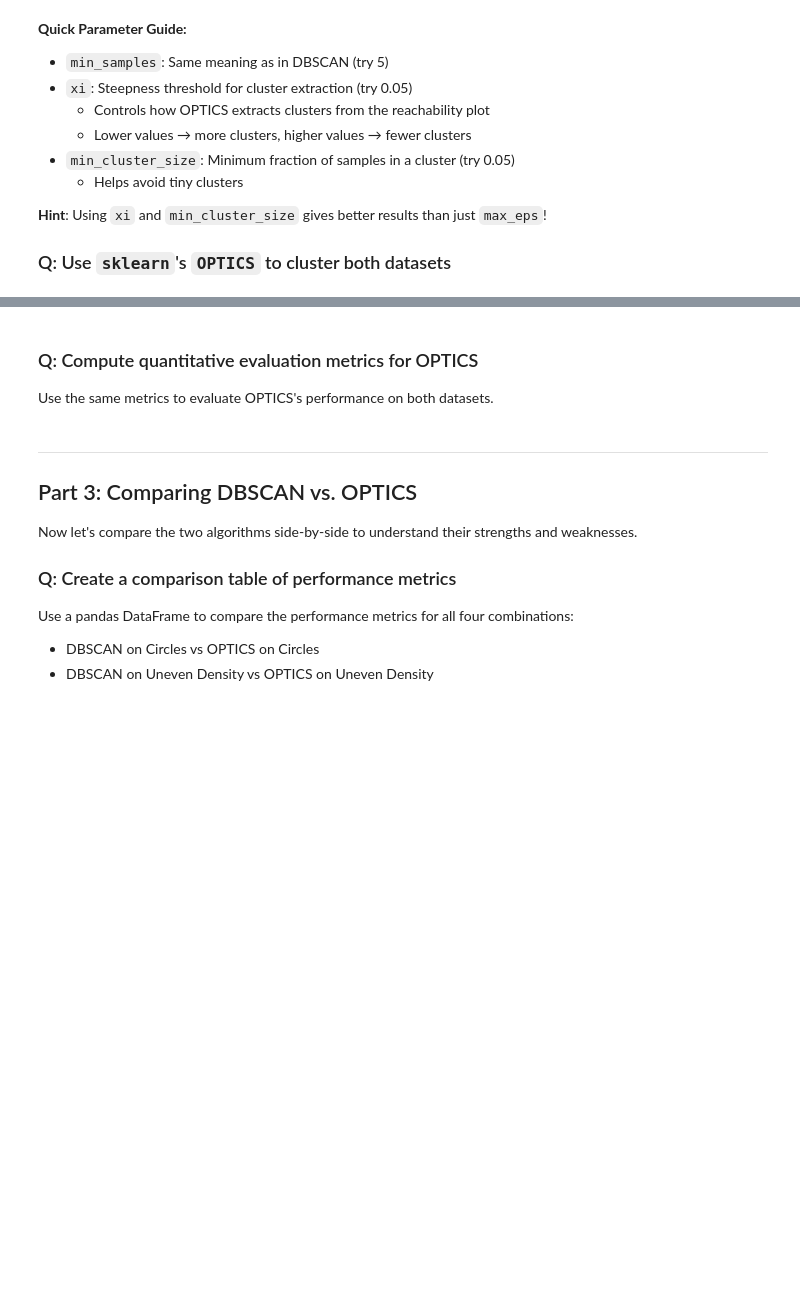
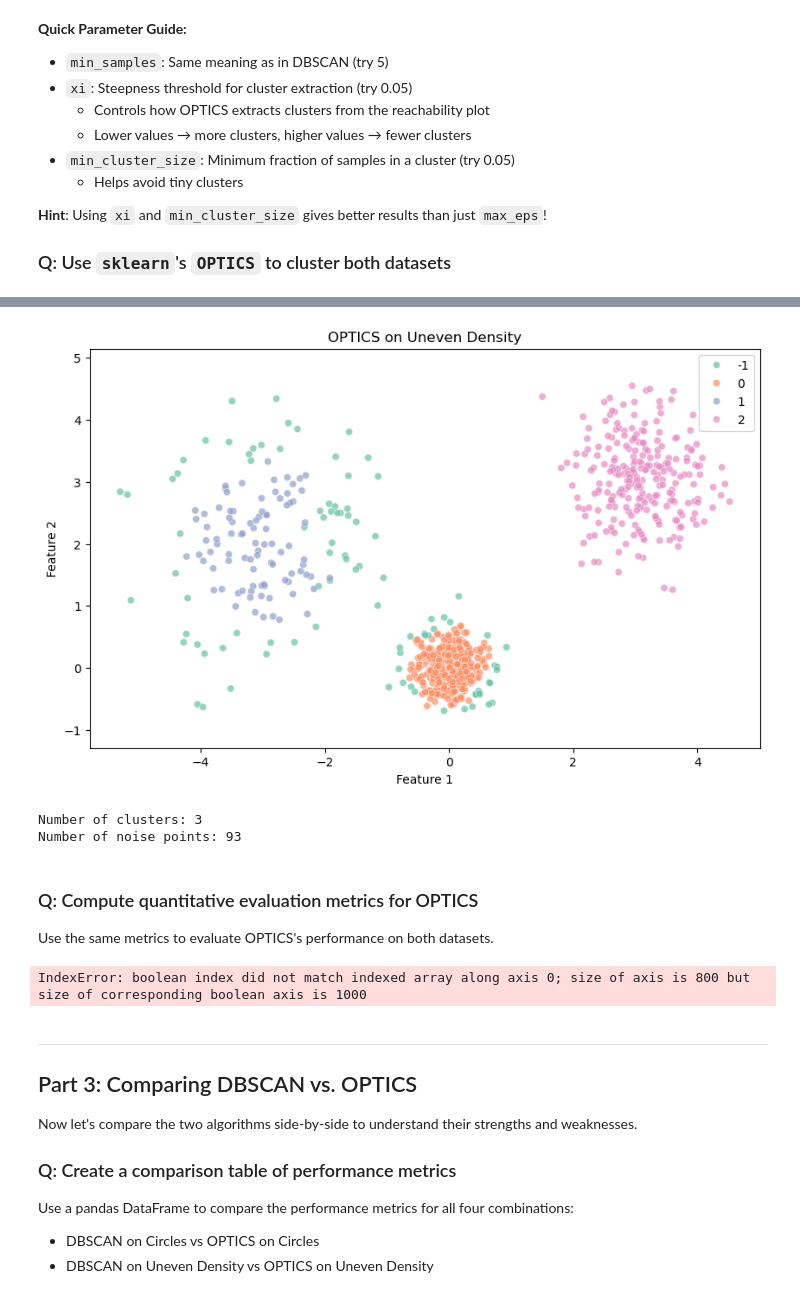
Before and after one commit to skhancock7/bwsi-comp-problem-solving, a Jupyter notebook: mod6_unsupervised_learning/3_more_density_clustering.ipynb, the cells around one changed output, grey strips where cells are left out. Saved outputs shown, nothing was run; the diff lists cells and outputs as text; code cells hidden in the pictures; blank space fills up the shorter version.

```diff
--- a/mod6_unsupervised_learning/3_more_density_clustering.ipynb
+++ b/mod6_unsupervised_learning/3_more_density_clustering.ipynb
@@ -254,25 +259,29 @@ DBSCAN performed better on even density. It would need different eps values for
 # %%
 # OPTICS on Dataset 2: Uneven Density Clusters
 # YOUR CODE HERE
-# optics_uneven = OPTICS(min_samples=    , xi=    , min_cluster_size=    )
-# labels_optics_uneven = optics_uneven.fit_predict(     )
+optics_uneven = OPTICS(min_samples=10, xi=0.05, min_cluster_size=0.1)
+labels_optics_uneven = optics_uneven.fit_predict(X_uneven)
 
 # Visualize clustering results
 # YOUR CODE HERE
-# plt.figure(figsize=(10, 6))
-# sns.scatterplot(x=     , y=     , hue=     , palette='Set2', alpha=0.7, legend='full')
-# plt.title('OPTICS on Uneven Density')
-# plt.xlabel('Feature 1')
-# plt.ylabel('Feature 2')
-# plt.axis('equal')
-# plt.show()
+plt.figure(figsize=(10, 6))
+sns.scatterplot(x=X_uneven[:, 0], y=X_uneven[:, 1], hue=labels_optics_uneven, palette='Set2', alpha=0.7, legend='full')
+plt.title('OPTICS on Uneven Density')
+plt.xlabel('Feature 1')
+plt.ylabel('Feature 2')
+plt.axis('equal')
+plt.show()
 
 # Print clustering statistics
 # YOUR CODE HERE
-# n_clusters_optics_uneven = len(set(labels_optics_uneven)) - (1 if -1 in labels_optics_uneven else 0)
-# n_noise_optics_uneven = list(labels_optics_uneven).count(-1)
-# print(f"Number of clusters: {n_clusters_optics_uneven}")
-# print(f"Number of noise points: {n_noise_optics_uneven}")
+n_clusters_optics_uneven = len(set(labels_optics_uneven)) - (1 if -1 in labels_optics_uneven else 0)
+n_noise_optics_uneven = list(labels_optics_uneven).count(-1)
+print(f"Number of clusters: {n_clusters_optics_uneven}")
+print(f"Number of noise points: {n_noise_optics_uneven}")
+# %% [output]
+[figure, added]
+Number of clusters: 3
+Number of noise points: 93
 # %% [markdown]
 ### Q: Compute quantitative evaluation metrics for OPTICS
 
@@ -280,31 +289,32 @@ Use the same metrics to evaluate OPTICS's performance on both datasets.
 # %%
 # Evaluate OPTICS on Dataset 1 (Even Density Circles)
 # YOUR CODE HERE
-# mask_optics_circles = labels_optics_circles != -1
+mask_optics_circles = labels_optics_circles != -1
 #
-# if mask_optics_circles.sum() > 0 and len(set(labels_optics_circles[mask_optics_circles])) > 1:
-#     silhouette_optics_circles = silhouette_score(     ,     )
-#     davies_bouldin_optics_circles = davies_bouldin_score(     ,     )
-#     calinski_optics_circles = calinski_harabasz_score(     ,     )
-#
-#     print("OPTICS Performance on Dataset 1 (Even Density Circles):")
-#     print(f"  Silhouette Score: {silhouette_optics_circles:.4f}")
-#     print(f"  Davies-Bouldin Index: {davies_bouldin_optics_circles:.4f}")
-#     print(f"  Calinski-Harabasz Index: {calinski_optics_circles:.4f}")
+if mask_optics_circles.sum() > 0 and len(set(labels_optics_circles[mask_optics_circles])) > 1:
+     silhouette_score_optics_circles = silhouette_score(X_uneven[mask_optics_circles], labels_optics_circles[mask_optics_circles])
+     calinski_optics_circles = calinski_harabasz_score(x=X_circles[mask_optics_circles], labels=labels_optics_circles[mask_optics_circles])
+
+     print("OPTICS Performance on Dataset 1 (Even Density Circles):")
+     print(f"  Silhouette Score: {silhouette_optics_circles:.4f}")
+     print(f"  Davies-Bouldin Index: {davies_bouldin_optics_circles:.4f}")
+     print(f"  Calinski-Harabasz Index: {calinski_optics_circles:.4f}")
 
 # Evaluate OPTICS on Dataset 2 (Uneven Density)
 # YOUR CODE HERE
-# mask_optics_uneven = labels_optics_uneven != -1
+mask_optics_uneven = labels_optics_uneven != -1
 #
-# if mask_optics_uneven.sum() > 0 and len(set(labels_optics_uneven[mask_optics_uneven])) > 1:
-#     silhouette_optics_uneven = silhouette_score(     ,     )
-#     davies_bouldin_optics_uneven = davies_bouldin_score(     ,     )
-#     calinski_optics_uneven = calinski_harabasz_score(     ,     )
+if mask_optics_uneven.sum() > 0 and len(set(labels_optics_uneven[mask_optics_uneven])) > 1:
+     silhouette_optics_uneven = silhouette_score(X_uneven[mask_optics_uneven], labels_optics_uneven[mask_optics_uneven] )
+     davies_bouldin_optics_uneven = davies_bouldin_score(X_uneven[mask_optics_uneven], labels_optics_uneven[mask_optics_uneven] )
+     calinski_optics_uneven = calinski_harabasz_score(X_uneven[mask_optics_uneven], labels_optics_uneven[mask_optics_uneven] )
 #
-#     print("\nOPTICS Performance on Dataset 2 (Uneven Density):")
-#     print(f"  Silhouette Score: {silhouette_optics_uneven:.4f}")
-#     print(f"  Davies-Bouldin Index: {davies_bouldin_optics_uneven:.4f}")
-#     print(f"  Calinski-Harabasz Index: {calinski_optics_uneven:.4f}")
+     print("\nOPTICS Performance on Dataset 2 (Uneven Density):")
+     print(f"  Silhouette Score: {silhouette_optics_uneven:.4f}")
+     print(f"  Davies-Bouldin Index: {davies_bouldin_optics_uneven:.4f}")
+     print(f"  Calinski-Harabasz Index: {calinski_optics_uneven:.4f}")
+# %% [output]
+IndexError: boolean index did not match indexed array along axis 0; size of axis is 800 but size of corresponding boolean axis is 1000
 # %% [markdown]
 ----
 
```
Also changed, not shown: parts of 2 cells of this notebook, 1 other file.
